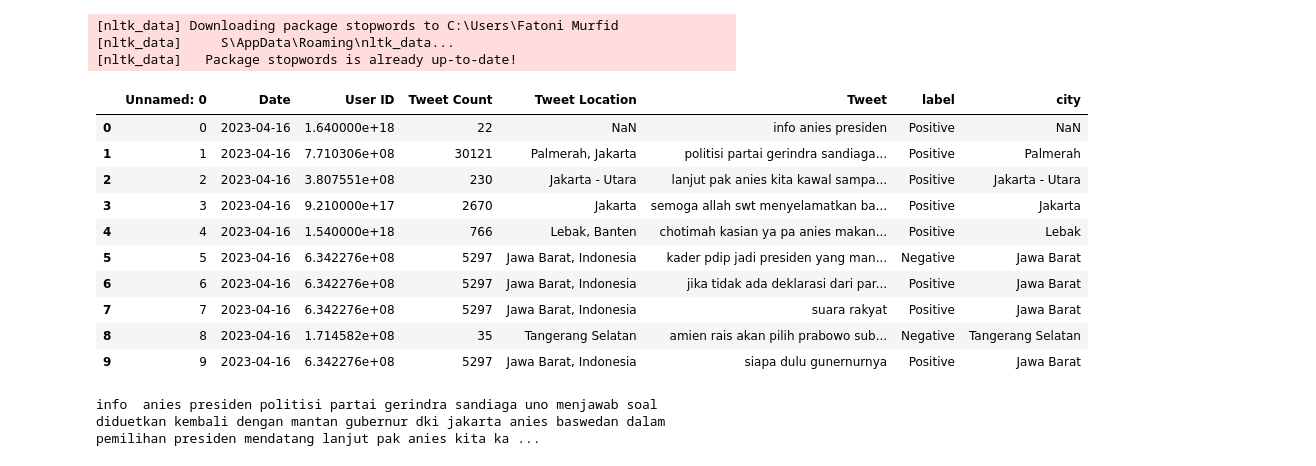
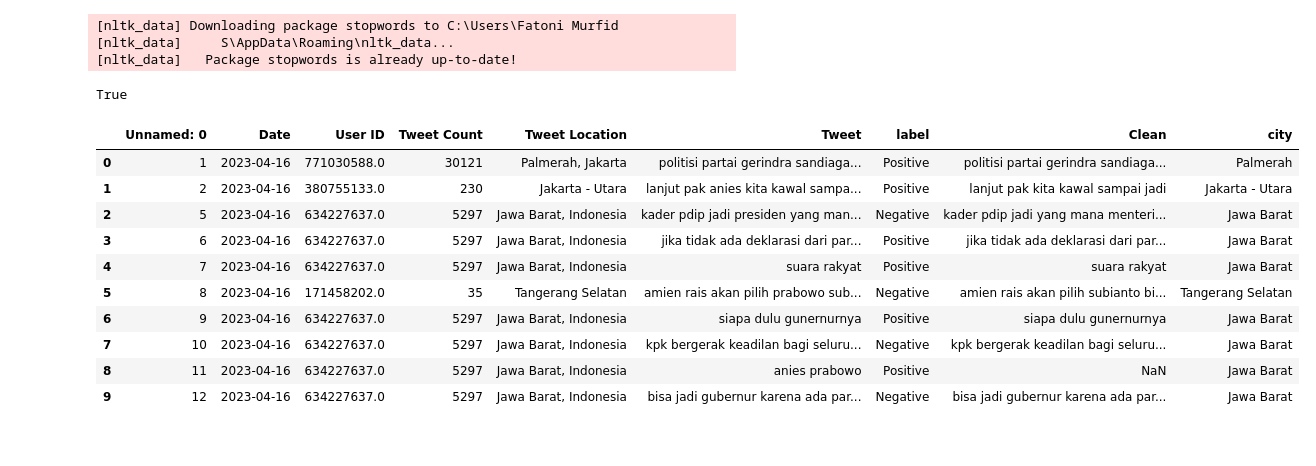
Before and after one commit to ghazafm/twitter-sentiment-analysis, a Jupyter notebook: EDA/Code/WC code/WC_Anies.ipynb, the cells around one changed output. Saved outputs shown, nothing was run; the diff lists cells and outputs as text; code cells hidden in the pictures.

```diff
--- a/EDA/Code/WC code/WC_Anies.ipynb
+++ b/EDA/Code/WC code/WC_Anies.ipynb
@@ -1,41 +1,27 @@
 # %%
 import matplotlib.pyplot as plt
-from wordcloud import WordCloud, STOPWORDS
+from wordcloud import WordCloud
 from nltk.corpus import stopwords
 import nltk
 nltk.download('stopwords')
-stop_w = set(STOPWORDS)
 # %% [output]
 [nltk_data] Downloading package stopwords to C:\Users\Fatoni Murfid
 [nltk_data]     S\AppData\Roaming\nltk_data...
 [nltk_data]   Package stopwords is already up-to-date!
+True
 # %%
 import pandas as pd
-df = pd.read_csv('https://raw.githubusercontent.com/ghazafm/SocialMediaSentiment/main/preprocessing/csv/anis.csv')
+df = pd.read_csv('https://raw.githubusercontent.com/ghazafm/SocialMediaSentiment/main/preprocessing/EDA/datasets/anis.csv')
 df.head(10)
 # %% [output]
-|  | Unnamed: 0 | Date | User ID | Tweet Count | Tweet Location | Tweet | label | city |
-| 0 | 0 | 2023-04-16 | 1.640000e+18 | 22 | NaN | info anies presiden | Positive | NaN |
-| 1 | 1 | 2023-04-16 | 7.710306e+08 | 30121 | Palmerah, Jakarta | politisi partai gerindra sandiaga... | Positive | Palmerah |
-| 2 | 2 | 2023-04-16 | 3.807551e+08 | 230 | Jakarta - Utara | lanjut pak anies kita kawal sampa... | Positive | Jakarta - Utara |
-| 3 | 3 | 2023-04-16 | 9.210000e+17 | 2670 | Jakarta | semoga allah swt menyelamatkan ba... | Positive | Jakarta |
-| 4 | 4 | 2023-04-16 | 1.540000e+18 | 766 | Lebak, Banten | chotimah kasian ya pa anies makan... | Positive | Lebak |
-| 5 | 5 | 2023-04-16 | 6.342276e+08 | 5297 | Jawa Barat, Indonesia | kader pdip jadi presiden yang man... | Negative | Jawa Barat |
-| 6 | 6 | 2023-04-16 | 6.342276e+08 | 5297 | Jawa Barat, Indonesia | jika tidak ada deklarasi dari par... | Positive | Jawa Barat |
-| 7 | 7 | 2023-04-16 | 6.342276e+08 | 5297 | Jawa Barat, Indonesia | suara rakyat | Positive | Jawa Barat |
-| 8 | 8 | 2023-04-16 | 1.714582e+08 | 35 | Tangerang Selatan | amien rais akan pilih prabowo sub... | Negative | Tangerang Selatan |
-| 9 | 9 | 2023-04-16 | 6.342276e+08 | 5297 | Jawa Barat, Indonesia | siapa dulu gunernurnya | Positive | Jawa Barat |
+|  | Unnamed: 0 | Date | User ID | Tweet Count | Tweet Location | Tweet | label | Clean | city |
+| 0 | 1 | 2023-04-16 | 771030588.0 | 30121 | Palmerah, Jakarta | politisi partai gerindra sandiaga... | Positive | politisi partai gerindra sandiaga... | Palmerah |
+| 1 | 2 | 2023-04-16 | 380755133.0 | 230 | Jakarta - Utara | lanjut pak anies kita kawal sampa... | Positive | lanjut pak kita kawal sampai jadi | Jakarta - Utara |
+| 2 | 5 | 2023-04-16 | 634227637.0 | 5297 | Jawa Barat, Indonesia | kader pdip jadi presiden yang man... | Negative | kader pdip jadi yang mana menteri... | Jawa Barat |
+| 3 | 6 | 2023-04-16 | 634227637.0 | 5297 | Jawa Barat, Indonesia | jika tidak ada deklarasi dari par... | Positive | jika tidak ada deklarasi dari par... | Jawa Barat |
+| 4 | 7 | 2023-04-16 | 634227637.0 | 5297 | Jawa Barat, Indonesia | suara rakyat | Positive | suara rakyat | Jawa Barat |
+| 5 | 8 | 2023-04-16 | 171458202.0 | 35 | Tangerang Selatan | amien rais akan pilih prabowo sub... | Negative | amien rais akan pilih subianto bi... | Tangerang Selatan |
+| 6 | 9 | 2023-04-16 | 634227637.0 | 5297 | Jawa Barat, Indonesia | siapa dulu gunernurnya | Positive | siapa dulu gunernurnya | Jawa Barat |
+| 7 | 10 | 2023-04-16 | 634227637.0 | 5297 | Jawa Barat, Indonesia | kpk bergerak keadilan bagi seluru... | Negative | kpk bergerak keadilan bagi seluru... | Jawa Barat |
+| 8 | 11 | 2023-04-16 | 634227637.0 | 5297 | Jawa Barat, Indonesia | anies prabowo | Positive | NaN | Jawa Barat |
+| 9 | 12 | 2023-04-16 | 634227637.0 | 5297 | Jawa Barat, Indonesia | bisa jadi gubernur karena ada par... | Negative | bisa jadi gubernur karena ada par... | Jawa Barat |
-# %%
-sw = stopwords.words('indonesian')
-df['Tweet'] = df['Tweet'].astype(str)
-# keyword = ['ya','yg', 'maju', 'ampa','utk','gak']
-# for i in keyword:
-#     df['Tweet'] = df['Tweet'].str.replace(i,'')
-result = ""
-for text in df['Tweet']:
-    result += text + " "
-
-
-print(result)
-# %% [output]
-info  anies presiden politisi partai gerindra sandiaga uno menjawab soal diduetkan kembali dengan mantan gubernur dki jakarta anies baswedan dalam pemilihan presiden mendatang lanjut pak anies kita ka ...
```
Also changed, not shown: parts of 4 cells of this notebook, 8 other files.
